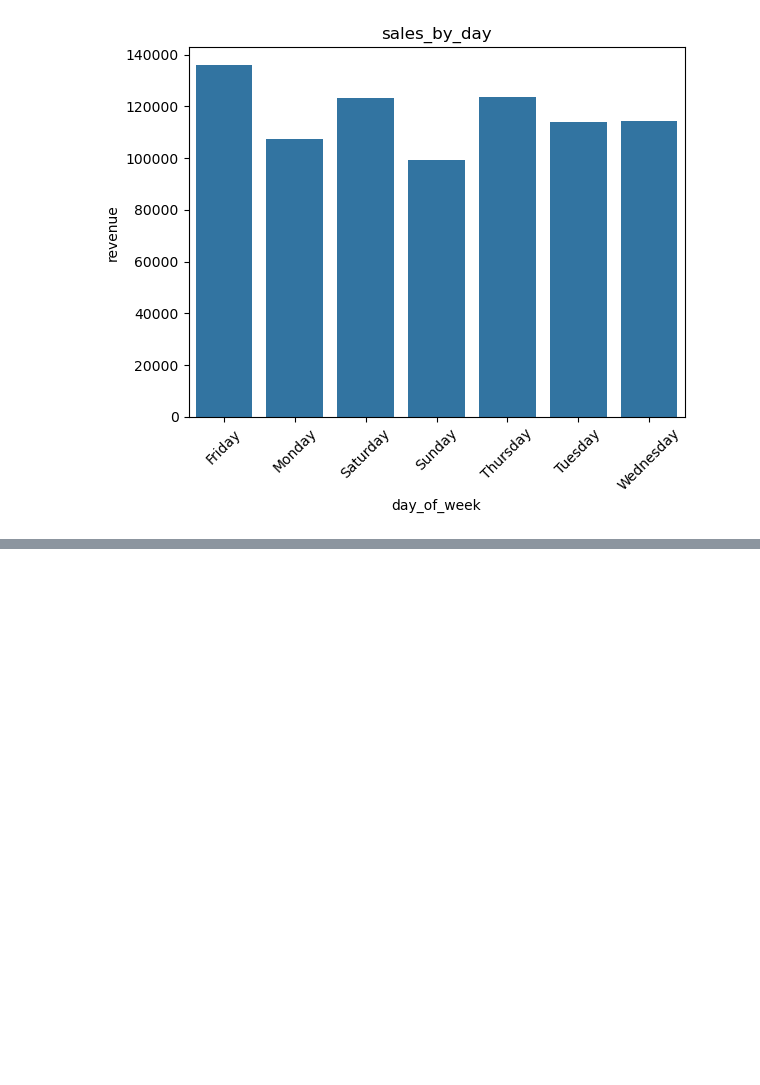
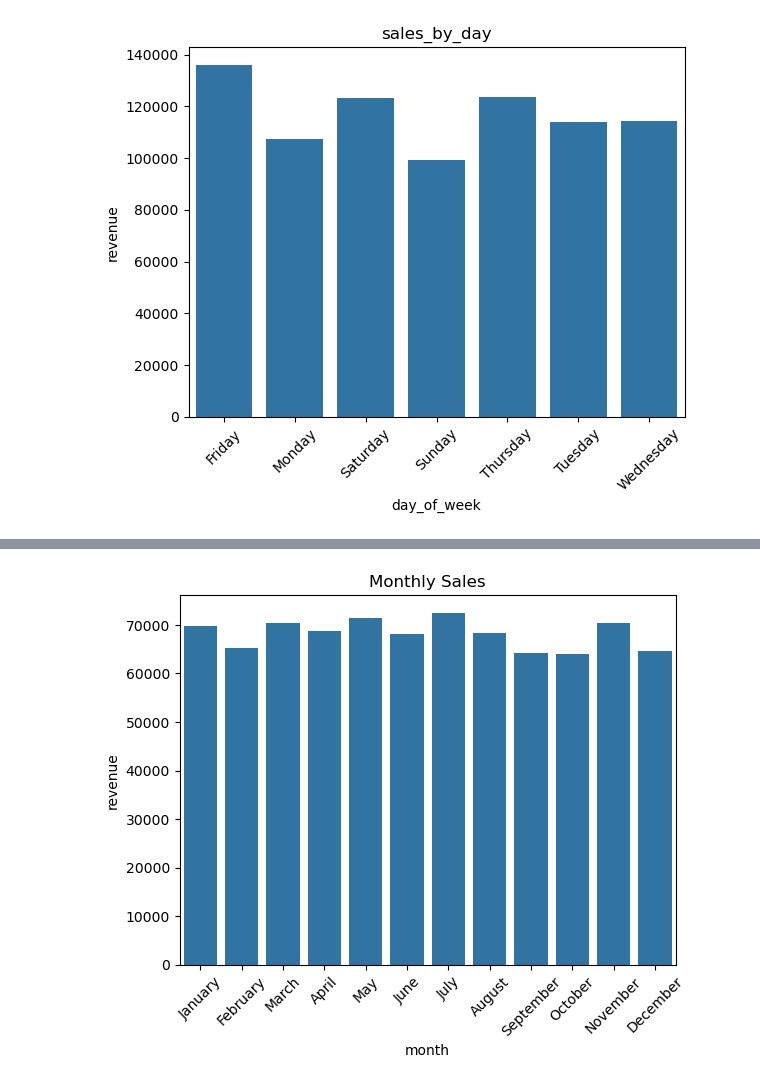
Before and after one commit to Ilumiles/Pizza_Place_Sales, a Jupyter notebook: Pizza_solution.ipynb, the cells around one changed output, grey strips where cells are left out. Saved outputs shown, nothing was run; the diff lists cells and outputs as text; code cells hidden in the pictures; blank space fills up the shorter version.

```diff
--- a/Pizza_solution.ipynb
+++ b/Pizza_solution.ipynb
@@ -333,0 +393,12 @@ plt.show()
+# %%
+sns.barplot(
+    data=sales_by_month,
+    y="revenue",
+    x="month"
+)
+
+plt.title("Monthly Sales")
+plt.xticks(rotation=45)
+plt.show()
+# %% [output]
+[figure, added]
```
Also changed, not shown: parts of 19 cells of this notebook.
